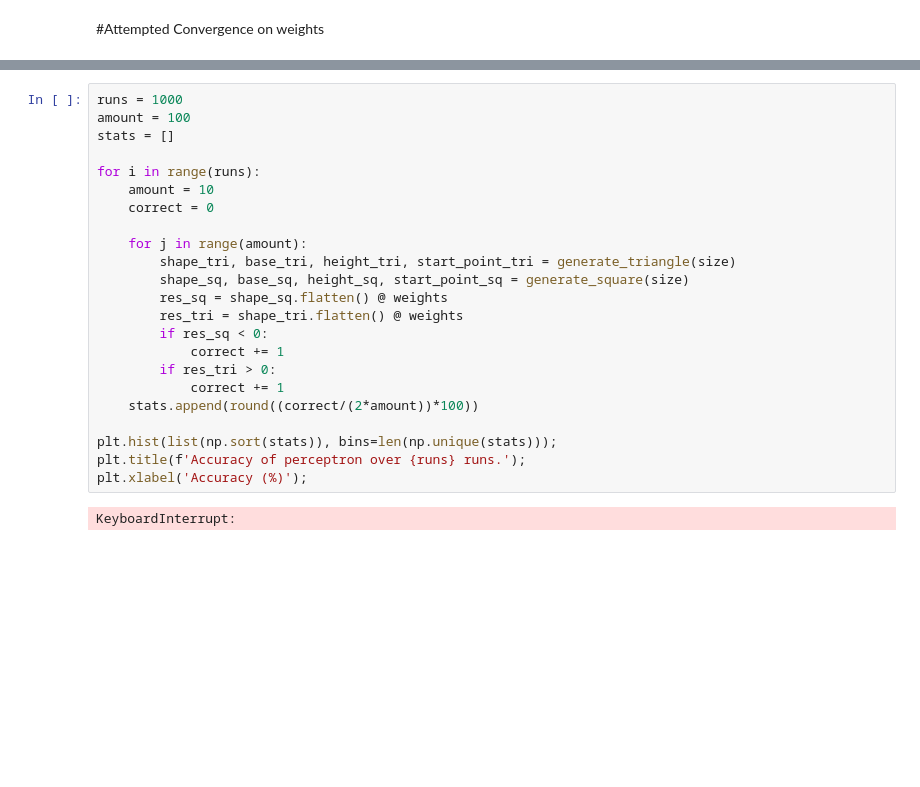
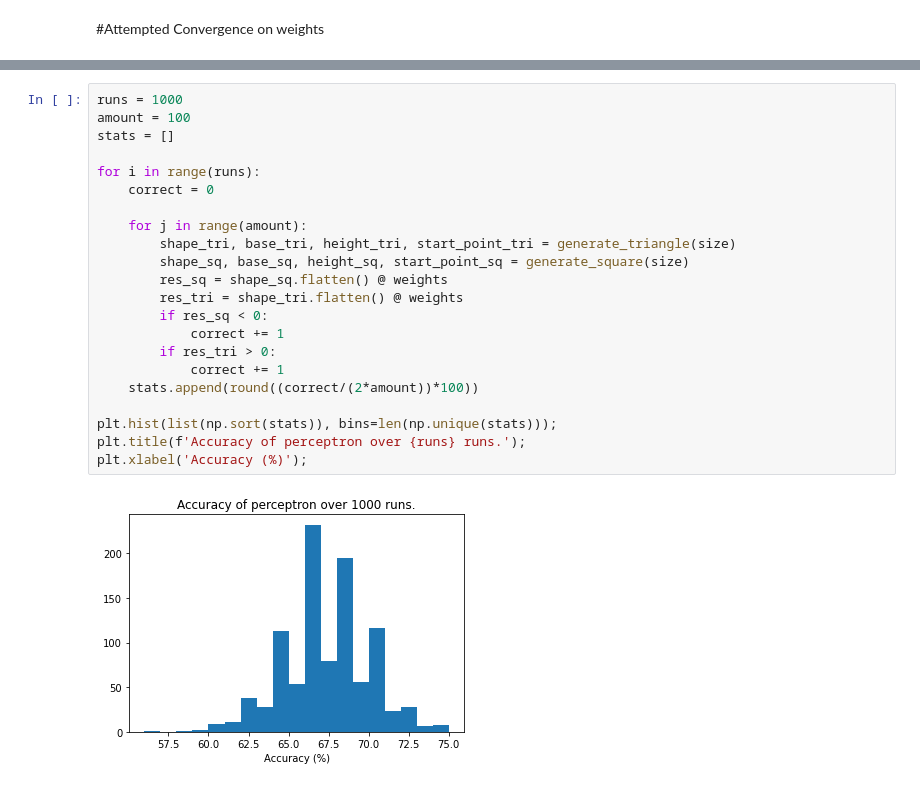
Before and after one commit to JordaanI/SmallPythonProjects, a Jupyter notebook: Perceptron/Percp.ipynb, the cells around one changed output, grey strips where cells are left out. Cells and saved outputs as stored; diff of their text form; blank space fills up the shorter version.

```diff
--- a/Perceptron/Percp.ipynb
+++ b/Perceptron/Percp.ipynb
@@ -102,25 +108,24 @@ while training:
 # %%
 runs = 1000
 amount = 100
 stats = []
 
 for i in range(runs):
-    amount = 10
     correct = 0
 
     for j in range(amount):
         shape_tri, base_tri, height_tri, start_point_tri = generate_triangle(size)
         shape_sq, base_sq, height_sq, start_point_sq = generate_square(size)
         res_sq = shape_sq.flatten() @ weights
         res_tri = shape_tri.flatten() @ weights
         if res_sq < 0:
             correct += 1
         if res_tri > 0:
             correct += 1
     stats.append(round((correct/(2*amount))*100))
 
 plt.hist(list(np.sort(stats)), bins=len(np.unique(stats)));
 plt.title(f'Accuracy of perceptron over {runs} runs.');
 plt.xlabel('Accuracy (%)');
 # %% [output]
-KeyboardInterrupt:
+[figure, added]
```
Also changed, not shown: parts of 5 cells of this notebook.
